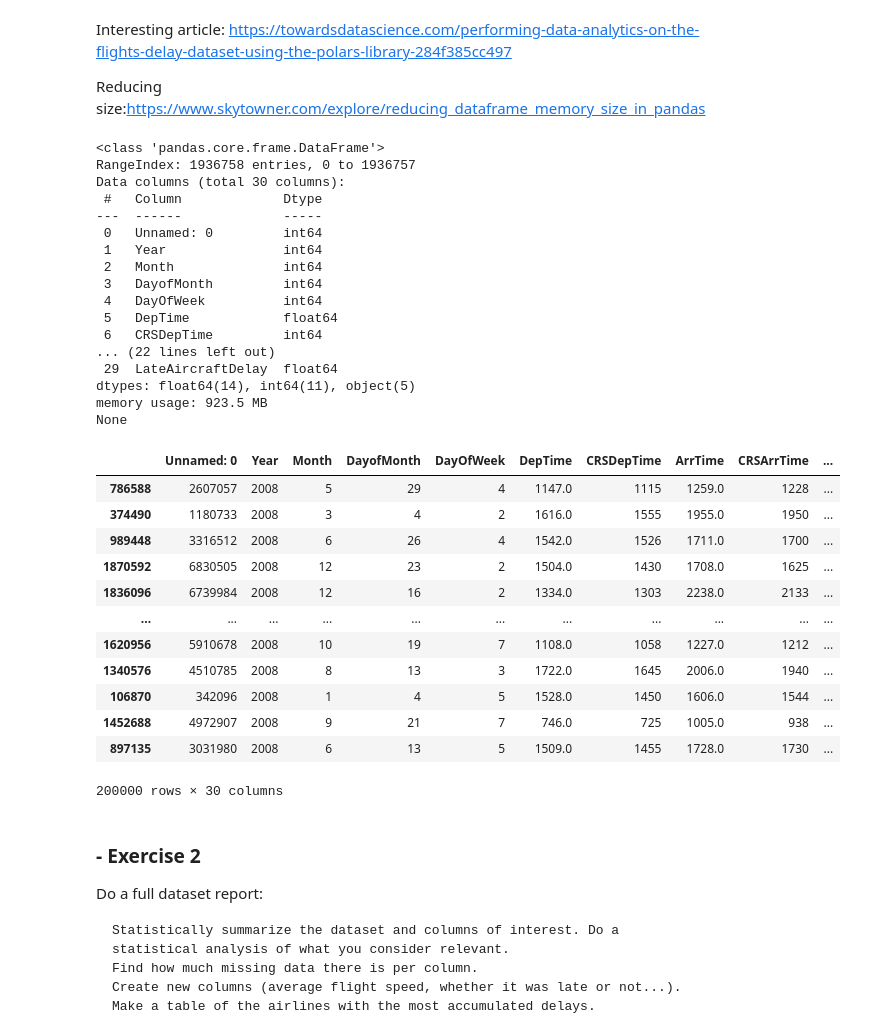
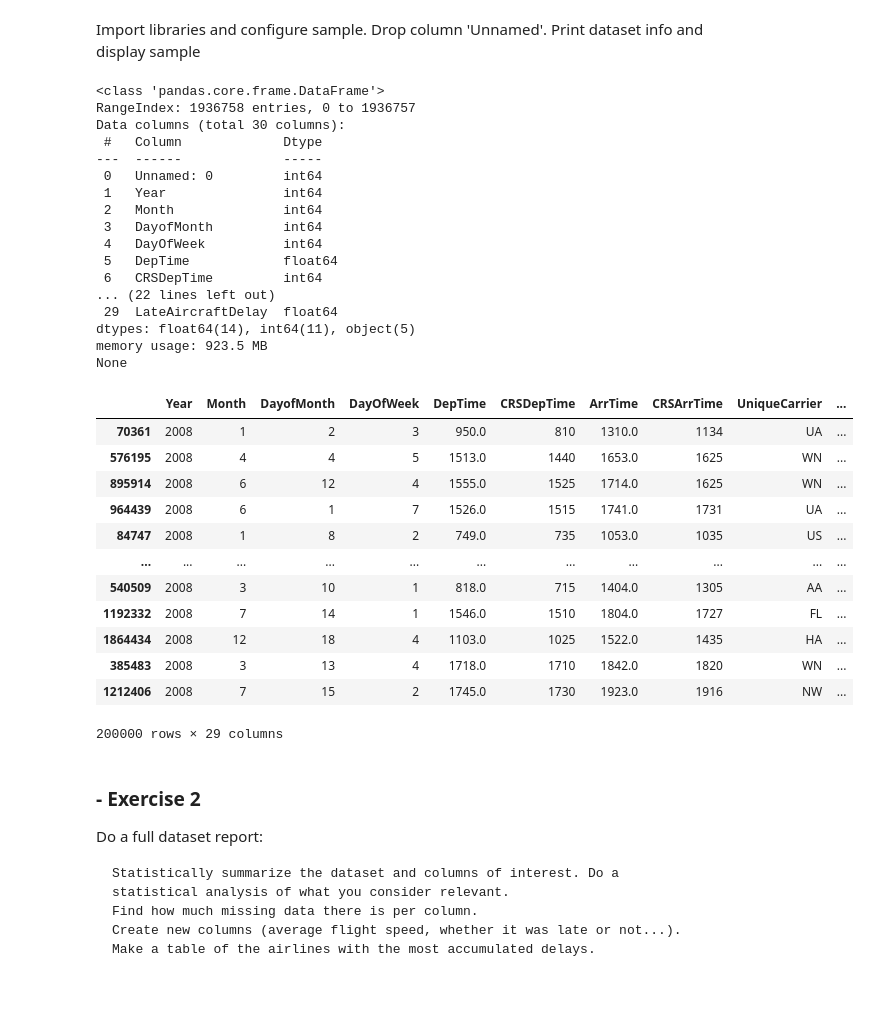
Before and after one commit to ddenebb/programacio_numerica, a Jupyter notebook: Tasca_M3_T02.ipynb, the cells around one changed output. Saved outputs shown, nothing was run; the diff lists cells and outputs as text; code cells hidden in the pictures; blank space fills up the shorter version.

```diff
--- a/Tasca_M3_T02.ipynb
+++ b/Tasca_M3_T02.ipynb
@@ -25,50 +74,53 @@ The dimension of the dataset must be randomly reduced in order to obtain a 200,0
-# %% [markdown]
-Interesting article:
-https://towardsdatascience.com/performing-data-analytics-on-the-flights-delay-dataset-using-the-polars-library-284f385cc497
-
-Reducing size:https://www.skytowner.com/explore/reducing_dataframe_memory_size_in_pandas
+# %% [markdown]
+Import libraries and configure sample. Drop column 'Unnamed'. Print dataset info and display sample
 # %%
 import numpy as np
 import pandas as pd
 import matplotlib.pyplot as plt
+import seaborn as sns
+from datetime import datetime, timedelta
+from scipy import stats
+from scipy.stats import norm
 
 path = "/content/drive/MyDrive/Google Colab DS IT Academy/Sprint 3/data/DelayedFlights.csv"
 df = pd.read_csv(path)
 print(df.info(memory_usage='deep'))
 
 df = df.sample(n=200000)
+
+df.drop(df.columns[[0]], axis=1, inplace=True)
 df
 # %% [output]
 <class 'pandas.core.frame.DataFrame'>
 RangeIndex: 1936758 entries, 0 to 1936757
 Data columns (total 30 columns):
  #   Column             Dtype
 ---  ------             -----
  0   Unnamed: 0         int64
  1   Year               int64
  2   Month              int64
  3   DayofMonth         int64
  4   DayOfWeek          int64
  5   DepTime            float64
  6   CRSDepTime         int64
 ... (22 lines left out)
  29  LateAircraftDelay  float64
 dtypes: float64(14), int64(11), object(5)
 memory usage: 923.5 MB
 None
-|  | Unnamed: 0 | Year | Month | DayofMonth | DayOfWeek | DepTime | CRSDepTime | ArrTime | CRSArrTime | ... |
-| 786588 | 2607057 | 2008 | 5 | 29 | 4 | 1147.0 | 1115 | 1259.0 | 1228 | ... |
-| 374490 | 1180733 | 2008 | 3 | 4 | 2 | 1616.0 | 1555 | 1955.0 | 1950 | ... |
-| 989448 | 3316512 | 2008 | 6 | 26 | 4 | 1542.0 | 1526 | 1711.0 | 1700 | ... |
-| 1870592 | 6830505 | 2008 | 12 | 23 | 2 | 1504.0 | 1430 | 1708.0 | 1625 | ... |
-| 1836096 | 6739984 | 2008 | 12 | 16 | 2 | 1334.0 | 1303 | 2238.0 | 2133 | ... |
+|  | Year | Month | DayofMonth | DayOfWeek | DepTime | CRSDepTime | ArrTime | CRSArrTime | UniqueCarrier | ... |
+| 70361 | 2008 | 1 | 2 | 3 | 950.0 | 810 | 1310.0 | 1134 | UA | ... |
+| 576195 | 2008 | 4 | 4 | 5 | 1513.0 | 1440 | 1653.0 | 1625 | WN | ... |
+| 895914 | 2008 | 6 | 12 | 4 | 1555.0 | 1525 | 1714.0 | 1625 | WN | ... |
+| 964439 | 2008 | 6 | 1 | 7 | 1526.0 | 1515 | 1741.0 | 1731 | UA | ... |
+| 84747 | 2008 | 1 | 8 | 2 | 749.0 | 735 | 1053.0 | 1035 | US | ... |
 | ... | ... | ... | ... | ... | ... | ... | ... | ... | ... | ... |
-| 1620956 | 5910678 | 2008 | 10 | 19 | 7 | 1108.0 | 1058 | 1227.0 | 1212 | ... |
-| 1340576 | 4510785 | 2008 | 8 | 13 | 3 | 1722.0 | 1645 | 2006.0 | 1940 | ... |
-| 106870 | 342096 | 2008 | 1 | 4 | 5 | 1528.0 | 1450 | 1606.0 | 1544 | ... |
-| 1452688 | 4972907 | 2008 | 9 | 21 | 7 | 746.0 | 725 | 1005.0 | 938 | ... |
-| 897135 | 3031980 | 2008 | 6 | 13 | 5 | 1509.0 | 1455 | 1728.0 | 1730 | ... |
+| 540509 | 2008 | 3 | 10 | 1 | 818.0 | 715 | 1404.0 | 1305 | AA | ... |
+| 1192332 | 2008 | 7 | 14 | 1 | 1546.0 | 1510 | 1804.0 | 1727 | FL | ... |
+| 1864434 | 2008 | 12 | 18 | 4 | 1103.0 | 1025 | 1522.0 | 1435 | HA | ... |
+| 385483 | 2008 | 3 | 13 | 4 | 1718.0 | 1710 | 1842.0 | 1820 | WN | ... |
+| 1212406 | 2008 | 7 | 15 | 2 | 1745.0 | 1730 | 1923.0 | 1916 | NW | ... |
-200000 rows × 30 columns
+200000 rows × 29 columns
 # %% [markdown]
 ### - Exercise 2
 
```
Also changed, not shown: parts of 46 cells of this notebook.
